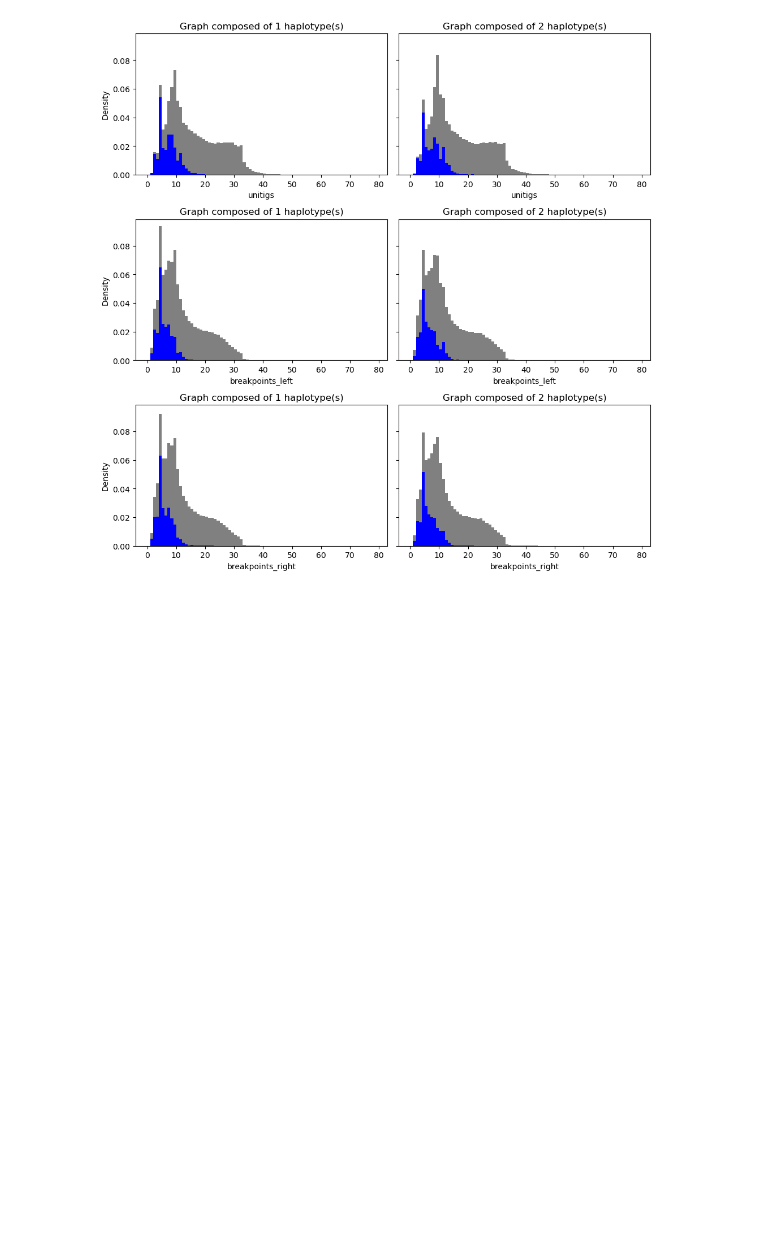
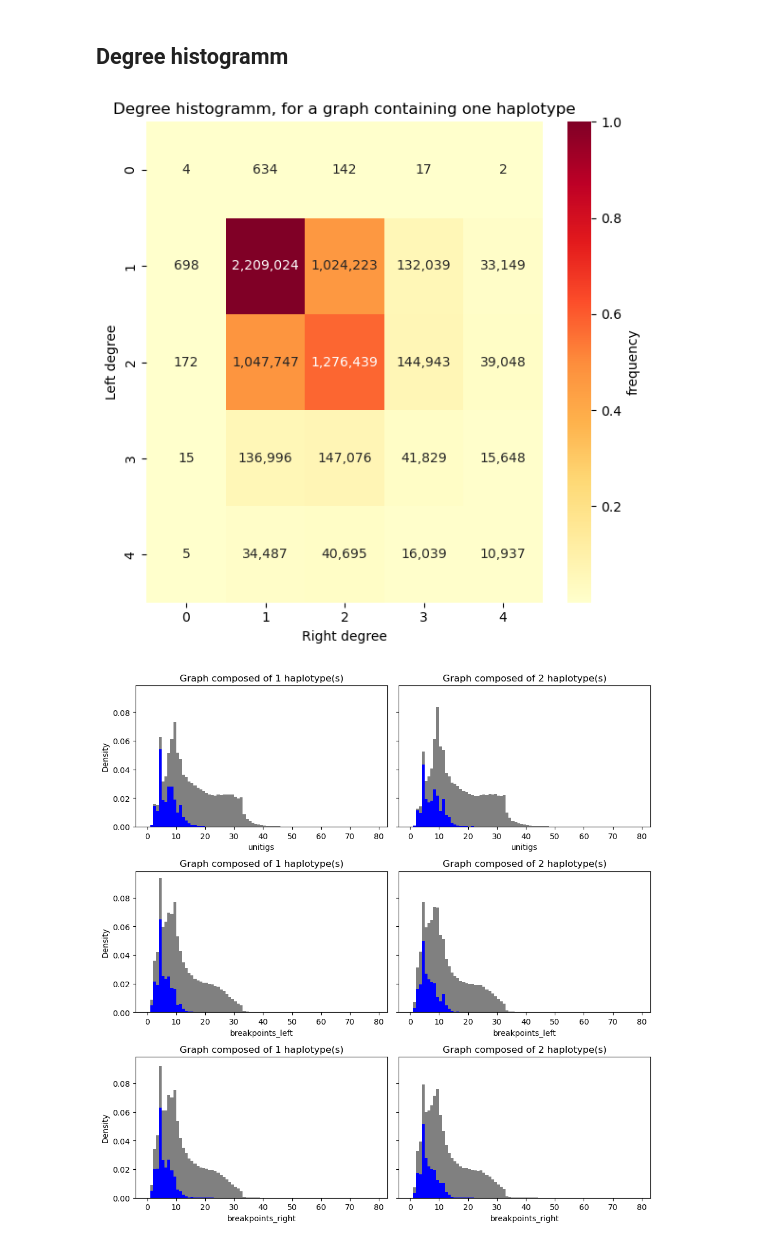
Before and after one commit to flopau76/dBG_project, a Jupyter notebook: data/notebook.ipynb, the cells around one changed output. Drawn from its saved outputs; the diff is of its cells as text; code cells hidden in the pictures; blank space fills up the shorter version.

```diff
--- a/data/notebook.ipynb
+++ b/data/notebook.ipynb
@@ -6,5 +7,33 @@ import matplotlib.pyplot as plt
 
 from collections import deque
+# %% [markdown]
+## Degree histogramm
+# %%
+# Degree histogram
+data = [
+    [4, 634, 142, 17, 2],
+    [698, 2209024, 1024223, 132039, 33149],
+    [172, 1047747, 1276439, 144943, 39048],
+    [15, 136996, 147076, 41829, 15648],
+    [5, 34487, 40695, 16039, 10937]
+]
+data_array = np.array(data)
+normalized_data = data_array / data_array.max()
+# %%
+plt.figure(figsize=(6,6))
+ax = sns.heatmap(
+    normalized_data,
+    annot=data_array,  # Show the original values as annotations
+    fmt=",",           # Format annotations with commas for readability
+    cmap="YlOrRd",     # Yellow-Orange-Red color map
+    cbar_kws={'label': 'frequency'}
+)
+plt.title('Degree histogramm, for a graph containing one haplotype')
+plt.xlabel('Right degree')
+plt.ylabel('Left degree')
+plt.tight_layout()
+# %% [output]
+[figure, added]
 # %%
 def parse_checkpoints(fasta_file):
     nb_unitigs = []
```
Also changed, not shown: parts of 1 cell of this notebook, 6 other files.
